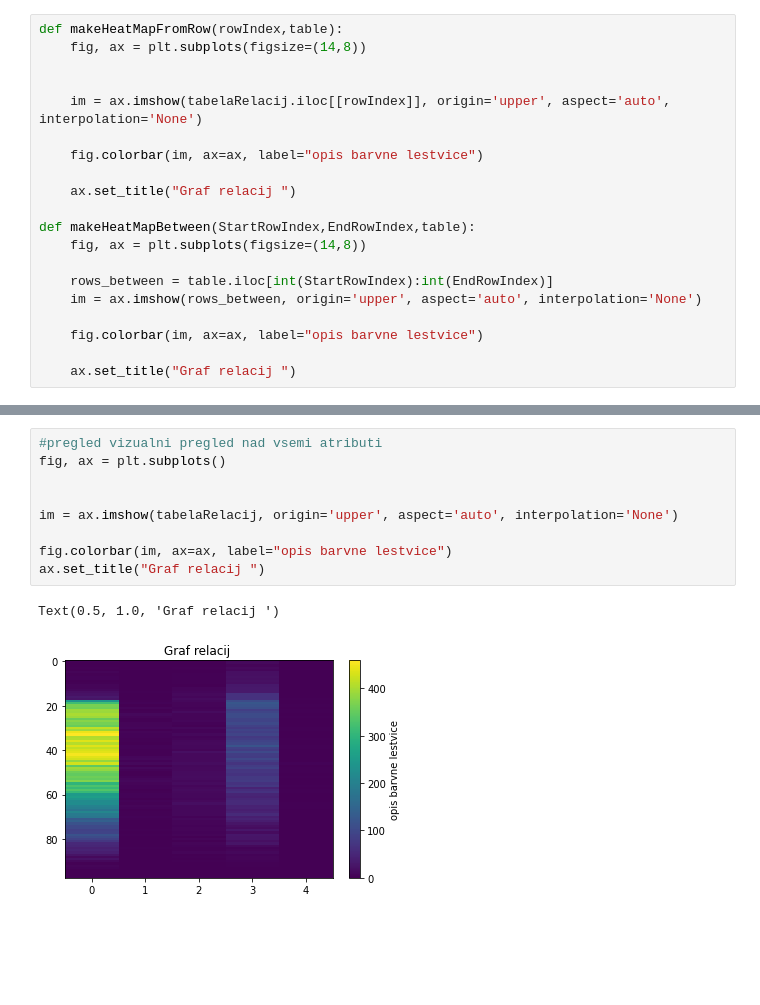
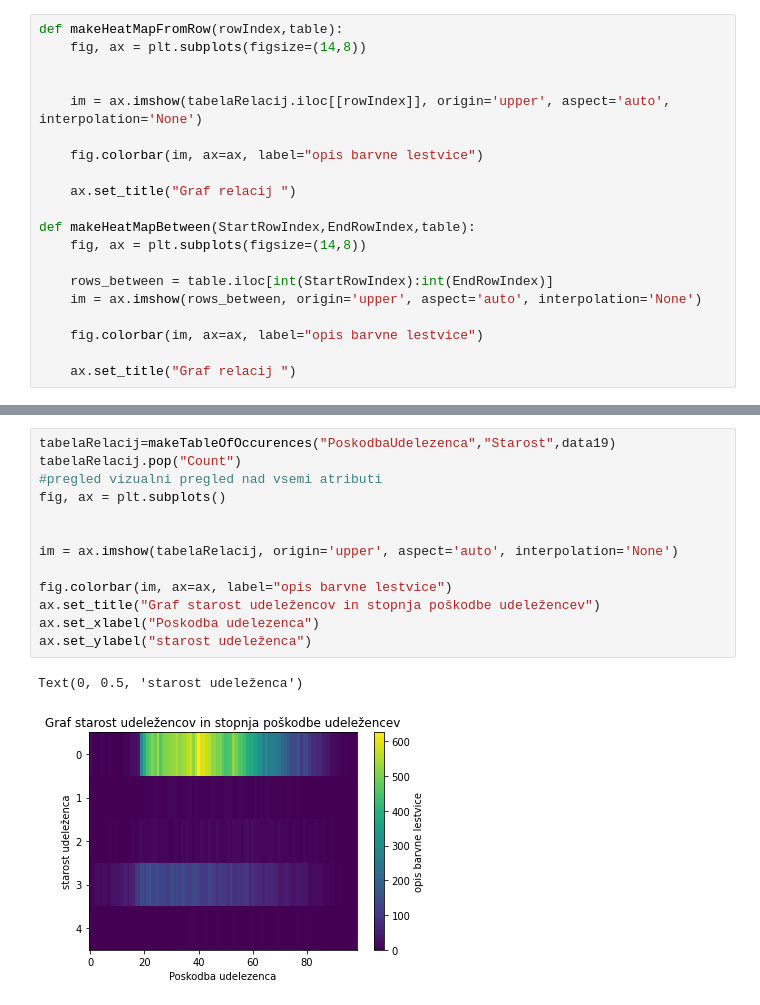
Before and after one commit to urssa/PR21AHJZMPVTBUS, a Jupyter notebook: ocenjevanjeAtributov.ipynb, the cells around one changed output, grey strips where cells are left out. Cells and saved outputs as stored; diff of their text form; blank space fills up the shorter version.

```diff
--- a/ocenjevanjeAtributov.ipynb
+++ b/ocenjevanjeAtributov.ipynb
@@ -230,12 +247,16 @@ Name: Count, Length: 98, dtype: int64
-# %%
-#pregled vizualni pregled nad vsemi atributi
-fig, ax = plt.subplots()
-
-
-im = ax.imshow(tabelaRelacij, origin='upper', aspect='auto', interpolation='None')
-
-fig.colorbar(im, ax=ax, label="opis barvne lestvice")
-ax.set_title("Graf relacij ")
-# %% [output]
-Text(0.5, 1.0, 'Graf relacij ')
-[figure, removed]
+# %%
+tabelaRelacij=makeTableOfOccurences("PoskodbaUdelezenca","Starost",data19)
+tabelaRelacij.pop("Count")
+#pregled vizualni pregled nad vsemi atributi
+fig, ax = plt.subplots()
+
+
+im = ax.imshow(tabelaRelacij, origin='upper', aspect='auto', interpolation='None')
+
+fig.colorbar(im, ax=ax, label="opis barvne lestvice")
+ax.set_title("Graf starost udeležencov in stopnja poškodbe udeležencev")
+ax.set_xlabel("Poskodba udelezenca")
+ax.set_ylabel("starost udeleženca")
+# %% [output]
+Text(0, 0.5, 'starost udeleženca')
+[figure, added]
```
Also changed, not shown: parts of 12 cells of this notebook.
